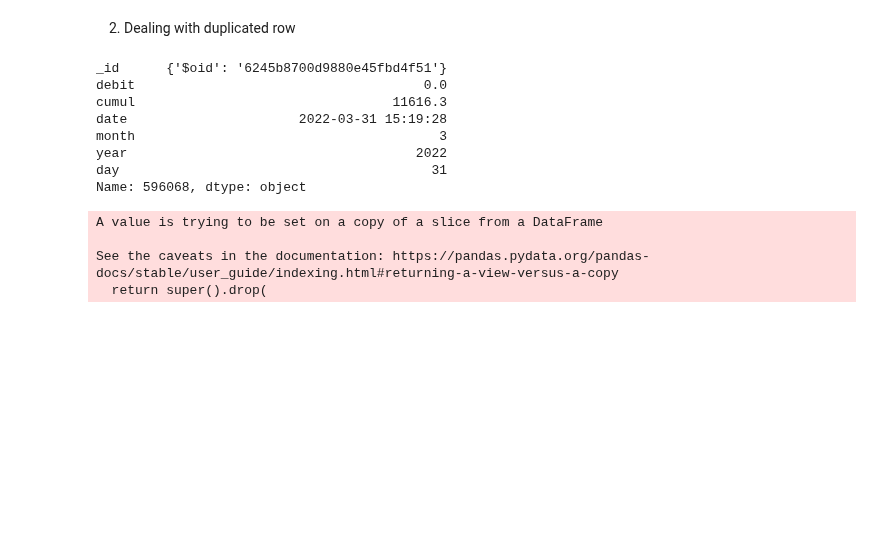
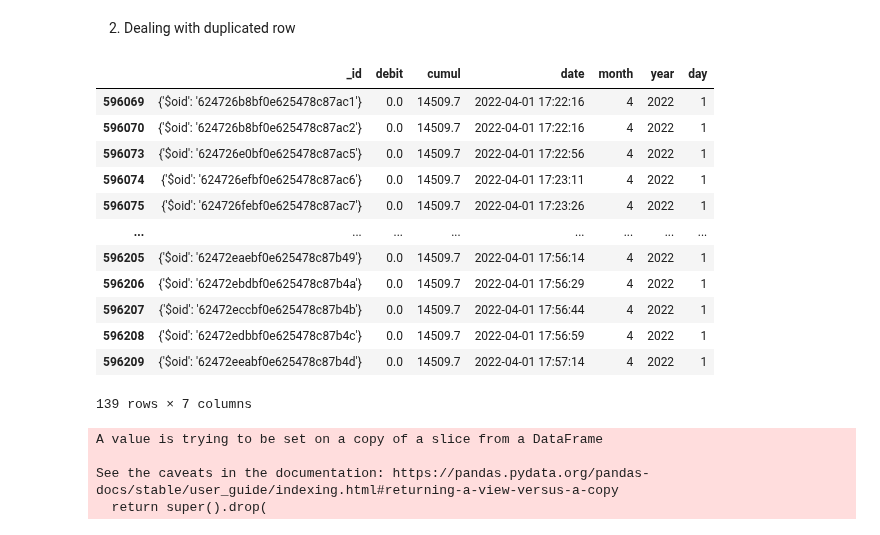
Before and after one commit to Cyrine-afk/Water-Consumption, a Jupyter notebook: Water DB.ipynb, the cells around one changed output. Drawn from its saved outputs; the diff is of its cells as text; code cells hidden in the pictures; blank space fills up the shorter version.

```diff
--- a/Water DB.ipynb
+++ b/Water DB.ipynb
@@ -508,17 +517,24 @@ plt.show()
 2. Dealing with duplicated row
 # %%
 #indexing the duplicate row that we want to delete
-water_json_subset_duplicate = water_json_subset.loc[596068]
+f8 = water_json_subset["cumul"] == 14509.7
+
+water_json_subset_duplicate = water_json_subset.loc[f8]
 water_json_subset_duplicate
 # %% [output]
+|  | _id | debit | cumul | date | month | year | day |
+| 596069 | {'$oid': '624726b8bf0e625478c87ac1'} | 0.0 | 14509.7 | 2022-04-01 17:22:16 | 4 | 2022 | 1 |
+| 596070 | {'$oid': '624726b8bf0e625478c87ac2'} | 0.0 | 14509.7 | 2022-04-01 17:22:16 | 4 | 2022 | 1 |
+| 596073 | {'$oid': '624726e0bf0e625478c87ac5'} | 0.0 | 14509.7 | 2022-04-01 17:22:56 | 4 | 2022 | 1 |
+| 596074 | {'$oid': '624726efbf0e625478c87ac6'} | 0.0 | 14509.7 | 2022-04-01 17:23:11 | 4 | 2022 | 1 |
+| 596075 | {'$oid': '624726febf0e625478c87ac7'} | 0.0 | 14509.7 | 2022-04-01 17:23:26 | 4 | 2022 | 1 |
+| ... | ... | ... | ... | ... | ... | ... | ... |
+| 596205 | {'$oid': '62472eaebf0e625478c87b49'} | 0.0 | 14509.7 | 2022-04-01 17:56:14 | 4 | 2022 | 1 |
+| 596206 | {'$oid': '62472ebdbf0e625478c87b4a'} | 0.0 | 14509.7 | 2022-04-01 17:56:29 | 4 | 2022 | 1 |
+| 596207 | {'$oid': '62472eccbf0e625478c87b4b'} | 0.0 | 14509.7 | 2022-04-01 17:56:44 | 4 | 2022 | 1 |
+| 596208 | {'$oid': '62472edbbf0e625478c87b4c'} | 0.0 | 14509.7 | 2022-04-01 17:56:59 | 4 | 2022 | 1 |
+| 596209 | {'$oid': '62472eeabf0e625478c87b4d'} | 0.0 | 14509.7 | 2022-04-01 17:57:14 | 4 | 2022 | 1 |
-_id      {'$oid': '6245b8700d9880e45fbd4f51'}
-debit                                     0.0
-cumul                                 11616.3
-date                      2022-03-31 15:19:28
-month                                       3
-year                                     2022
-day                                        31
-Name: 596068, dtype: object
+139 rows × 7 columns
 # %%
 #deleting the duplicate row - testing
 cumul_g.drop(cumul_g.index[1], inplace=True)
```
Also changed, not shown: parts of 5 cells of this notebook.
